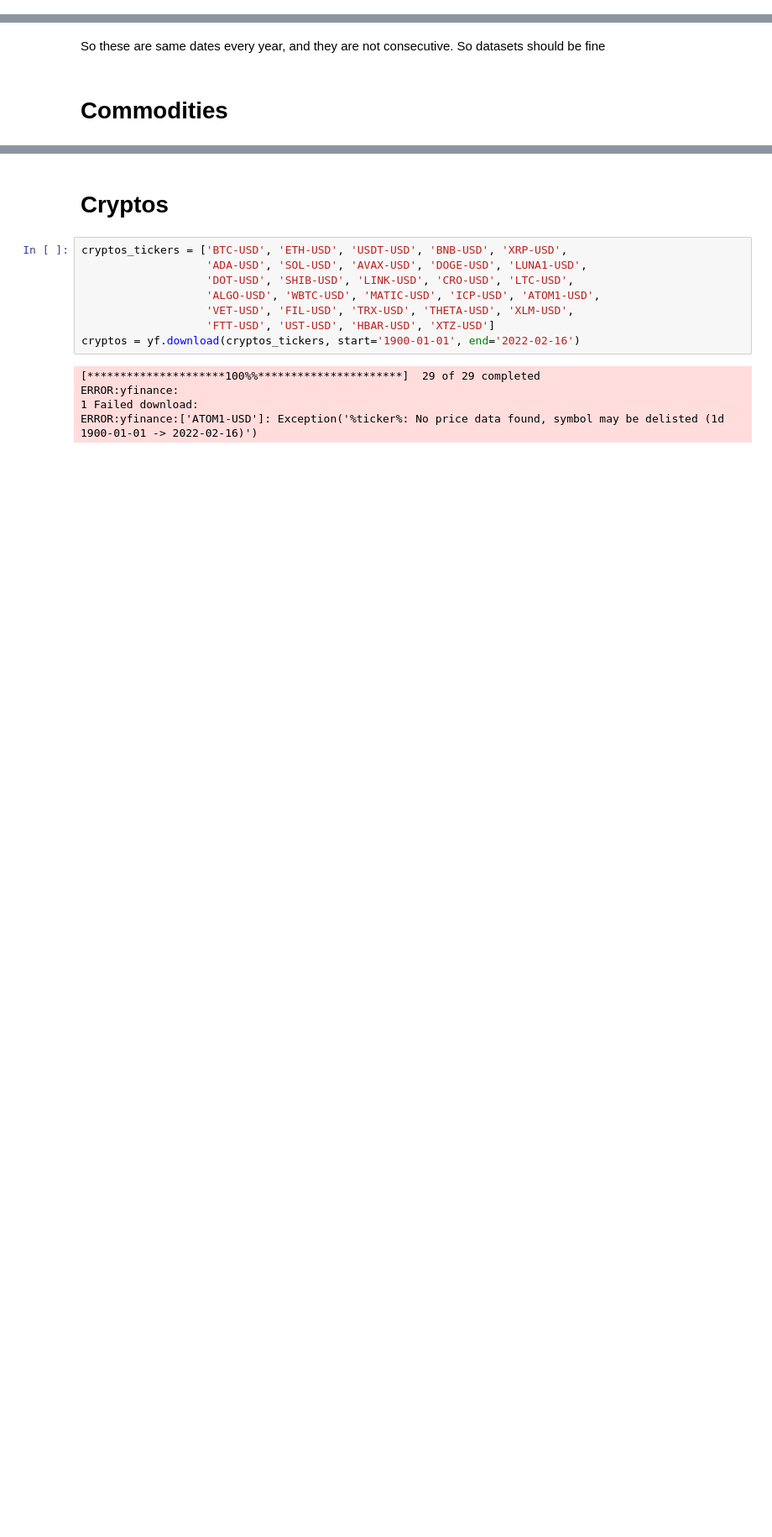
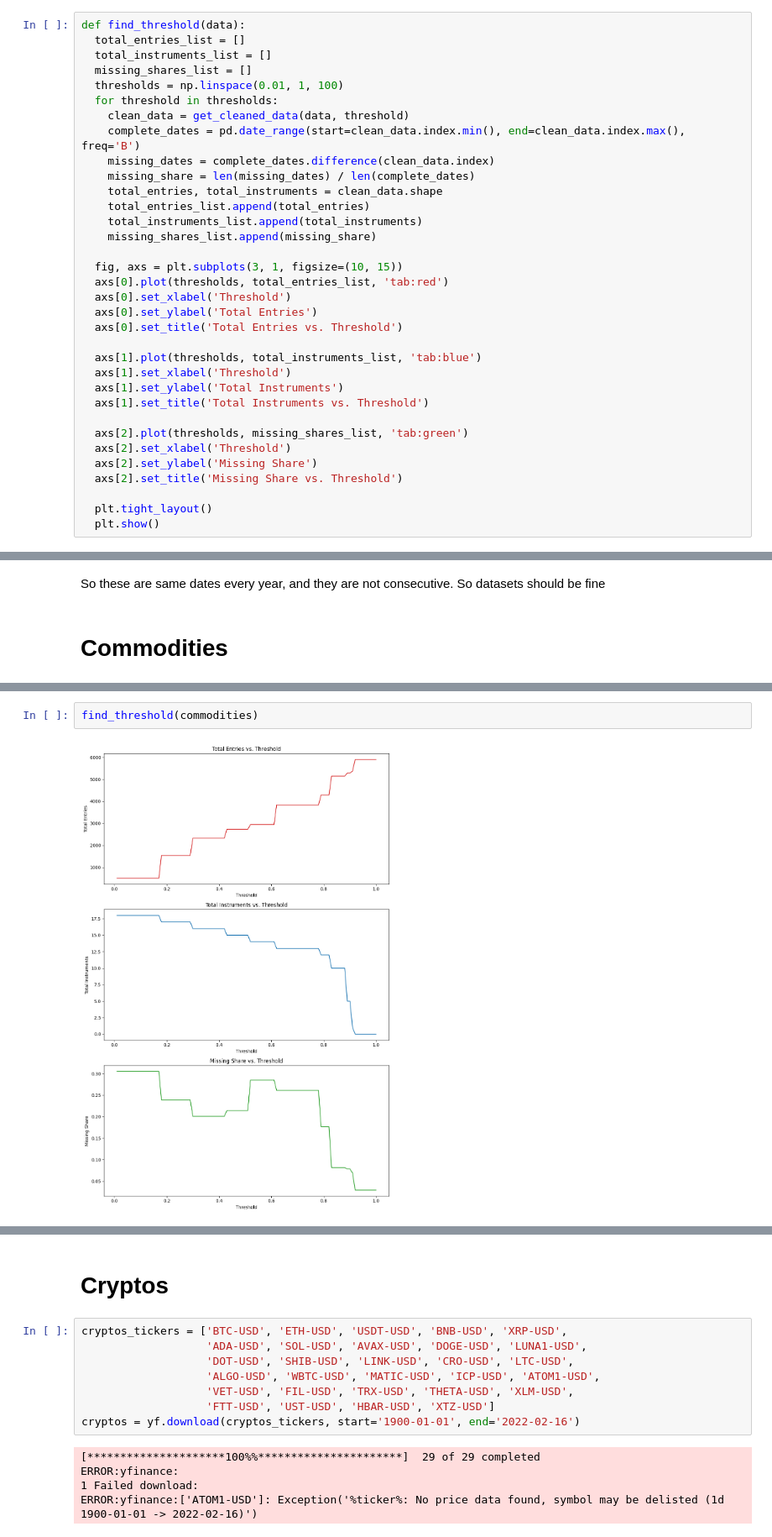
Before and after one commit to lqwic/deep_var, a Jupyter notebook: deepvar_datasets.ipynb, the cells around one changed output, grey strips where cells are left out. Shown: that part at 84% size. Cells and saved outputs as stored; diff of their text form; blank space fills up the shorter version.

```diff
--- a/deepvar_datasets.ipynb
+++ b/deepvar_datasets.ipynb
@@ -22,6 +22,40 @@ def plot_dates(data, start_date, end_date):
   plt.legend()
   plt.grid(True)
   plt.show()
+# %%
+def find_threshold(data):
+  total_entries_list = []
+  total_instruments_list = []
+  missing_shares_list = []
+  thresholds = np.linspace(0.01, 1, 100)
+  for threshold in thresholds:
+    clean_data = get_cleaned_data(data, threshold)
+    complete_dates = pd.date_range(start=clean_data.index.min(), end=clean_data.index.max(), freq='B')
+    missing_dates = complete_dates.difference(clean_data.index)
+    missing_share = len(missing_dates) / len(complete_dates)
+    total_entries, total_instruments = clean_data.shape
+    total_entries_list.append(total_entries)
+    total_instruments_list.append(total_instruments)
+    missing_shares_list.append(missing_share)
+
+  fig, axs = plt.subplots(3, 1, figsize=(10, 15))
+  axs[0].plot(thresholds, total_entries_list, 'tab:red')
+  axs[0].set_xlabel('Threshold')
+  axs[0].set_ylabel('Total Entries')
+  axs[0].set_title('Total Entries vs. Threshold')
+
+  axs[1].plot(thresholds, total_instruments_list, 'tab:blue')
+  axs[1].set_xlabel('Threshold')
+  axs[1].set_ylabel('Total Instruments')
+  axs[1].set_title('Total Instruments vs. Threshold')
+
+  axs[2].plot(thresholds, missing_shares_list, 'tab:green')
+  axs[2].set_xlabel('Threshold')
+  axs[2].set_ylabel('Missing Share')
+  axs[2].set_title('Missing Share vs. Threshold')
+
+  plt.tight_layout()
+  plt.show()
 # %% [markdown]
 # Stocks
 # %%
@@ -73,2 +107,6 @@ ERROR:yfinance:['NI=F', 'OP=F', 'PB=F', 'WO=F', 'SN=F', 'CO=F', 'LCO=F', 'UX-U21
 ERROR:yfinance:['C=F', 'S=F']: Exception('%ticker%: No price data found, symbol may be delisted (1d 1900-01-01 -> 2022-02-16)')
+# %%
+find_threshold(commodities)
+# %% [output]
+[figure, added]
 # %%
```
Also changed, not shown: parts of 12 cells of this notebook, 2 other files.
